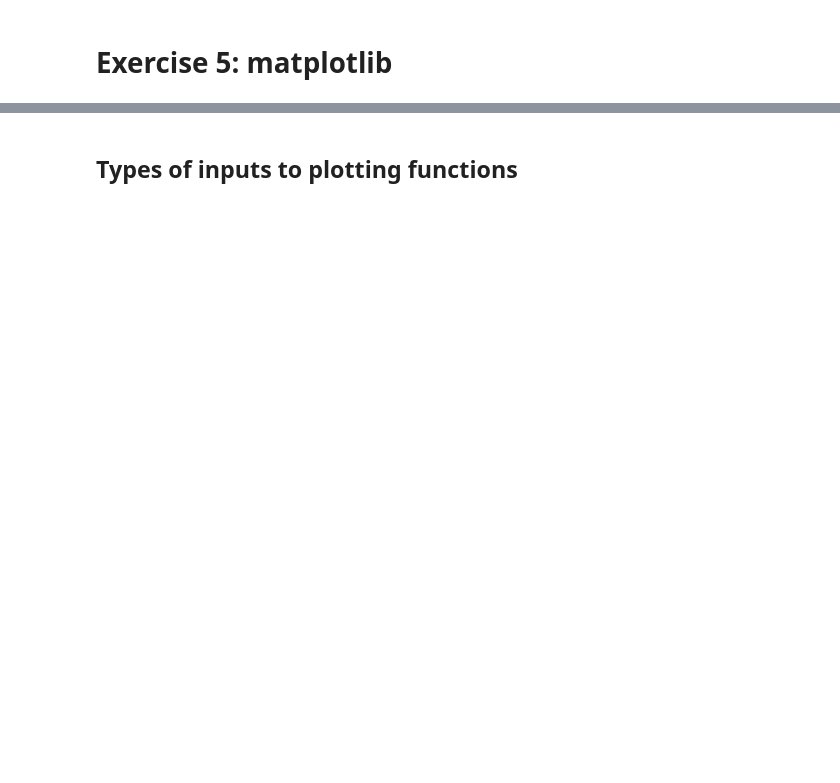
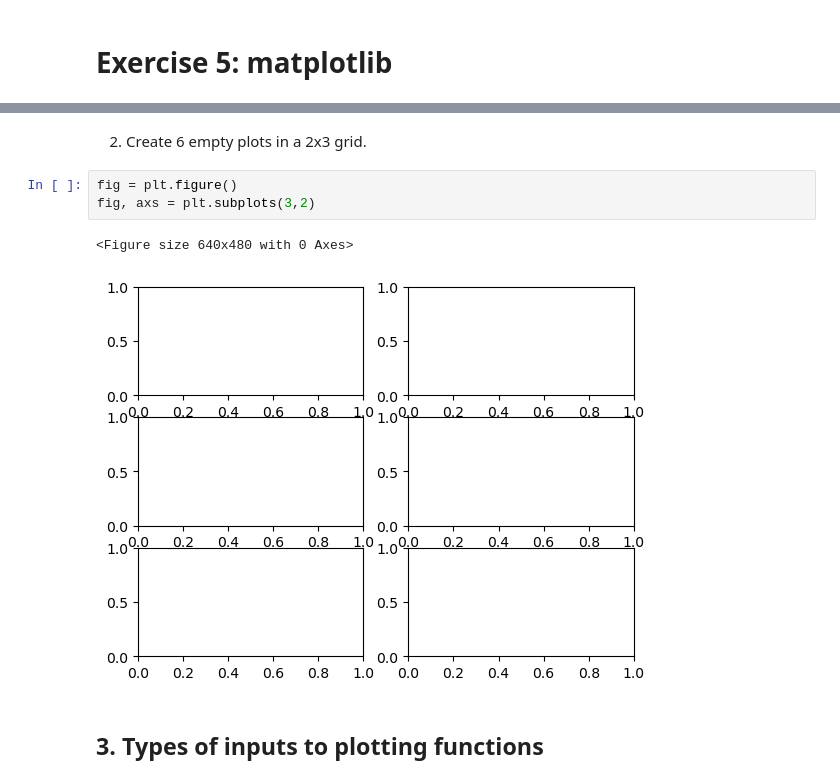
Before and after one commit to ncasuk/ncas-isc, a Jupyter notebook: python-data/solutions/ex05_matplotlib.ipynb, the cells around one changed output, grey strips where cells are left out. Drawn from its saved outputs; the diff is of its cells as text; blank space fills up the shorter version.

```diff
--- a/python-data/solutions/ex05_matplotlib.ipynb
+++ b/python-data/solutions/ex05_matplotlib.ipynb
@@ -7,2 +30,10 @@
+# %% [markdown]
+2. Create 6 empty plots in a 2x3 grid.
+# %%
+fig = plt.figure()
+fig, axs = plt.subplots(3,2)
+# %% [output]
+<Figure size 640x480 with 0 Axes>
+[figure, added]
 # %% [markdown]
-## Types of inputs to plotting functions
+## 3. Types of inputs to plotting functions
```
Also changed, not shown: parts of 46 cells of this notebook.
